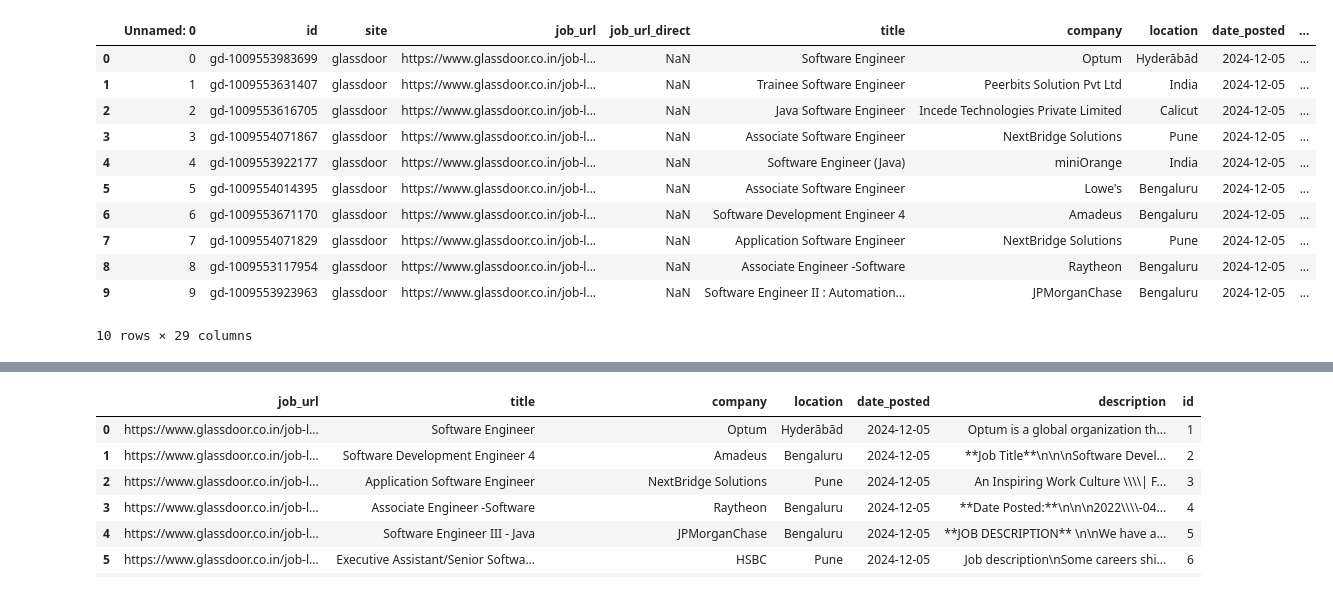
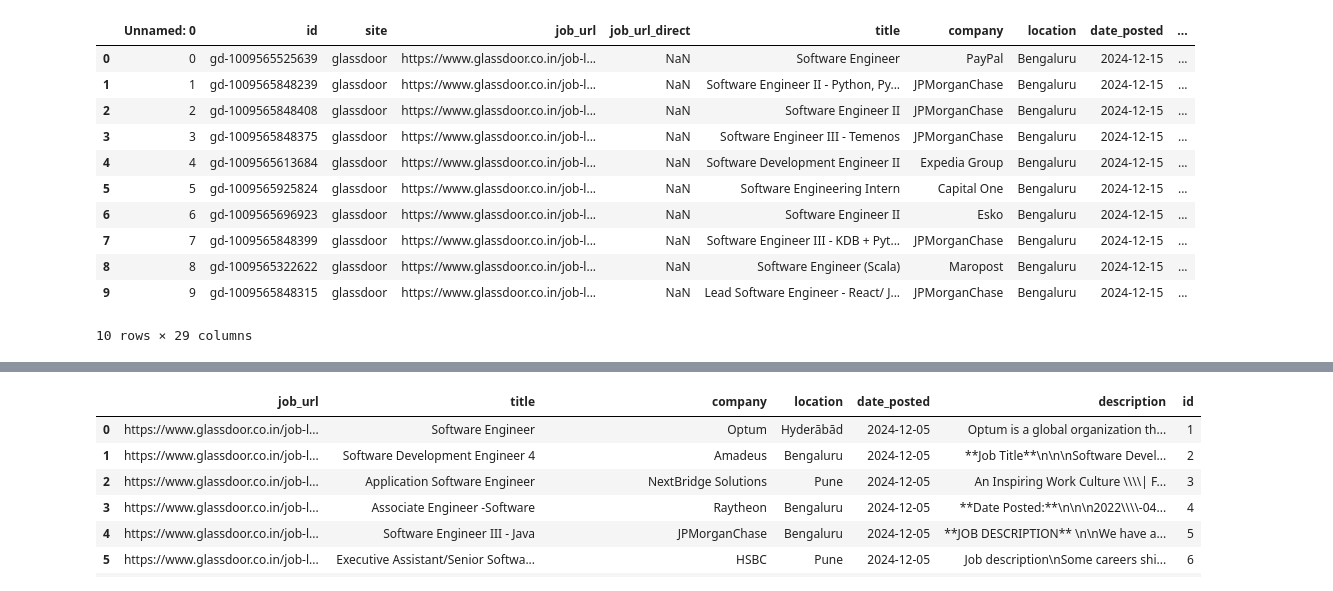
Before and after one commit to Jayabrata18/Ai-job-search, a Jupyter notebook: untitled folder/try.ipynb, the cells around one changed output, grey strips where cells are left out. Drawn from its saved outputs; the diff is of its cells as text; code cells hidden in the pictures.

```diff
--- a/untitled folder/try.ipynb
+++ b/untitled folder/try.ipynb
@@ -137,25 +359,25 @@ Index: []
 # %%
 import pandas as pd
-df1 = pd.read_csv("a.csv")
-df2 = pd.read_csv("b.csv")
-df3 = pd.read_csv("c.csv")
+df1 = pd.read_csv("a1.csv")
+df2 = pd.read_csv("b1.csv")
+df3 = pd.read_csv("c1.csv")
 df = pd.concat([df1, df2, df3], axis=0, ignore_index=True)
 
 # Remove duplicate rows
 df=df.drop_duplicates()
 
 # Display the cleaned DataFrame
 df.head(10)
 # %% [output]
 |  | Unnamed: 0 | id | site | job_url | job_url_direct | title | company | location | date_posted | ... |
-| 0 | 0 | gd-1009553983699 | glassdoor | https://www.glassdoor.co.in/job-l... | NaN | Software Engineer | Optum | Hyderābād | 2024-12-05 | ... |
-| 1 | 1 | gd-1009553631407 | glassdoor | https://www.glassdoor.co.in/job-l... | NaN | Trainee Software Engineer | Peerbits Solution Pvt Ltd | India | 2024-12-05 | ... |
-| 2 | 2 | gd-1009553616705 | glassdoor | https://www.glassdoor.co.in/job-l... | NaN | Java Software Engineer | Incede Technologies Private Limited | Calicut | 2024-12-05 | ... |
-| 3 | 3 | gd-1009554071867 | glassdoor | https://www.glassdoor.co.in/job-l... | NaN | Associate Software Engineer | NextBridge Solutions | Pune | 2024-12-05 | ... |
-| 4 | 4 | gd-1009553922177 | glassdoor | https://www.glassdoor.co.in/job-l... | NaN | Software Engineer (Java) | miniOrange | India | 2024-12-05 | ... |
-| 5 | 5 | gd-1009554014395 | glassdoor | https://www.glassdoor.co.in/job-l... | NaN | Associate Software Engineer | Lowe's | Bengaluru | 2024-12-05 | ... |
-| 6 | 6 | gd-1009553671170 | glassdoor | https://www.glassdoor.co.in/job-l... | NaN | Software Development Engineer 4 | Amadeus | Bengaluru | 2024-12-05 | ... |
-| 7 | 7 | gd-1009554071829 | glassdoor | https://www.glassdoor.co.in/job-l... | NaN | Application Software Engineer | NextBridge Solutions | Pune | 2024-12-05 | ... |
-| 8 | 8 | gd-1009553117954 | glassdoor | https://www.glassdoor.co.in/job-l... | NaN | Associate Engineer -Software | Raytheon | Bengaluru | 2024-12-05 | ... |
-| 9 | 9 | gd-1009553923963 | glassdoor | https://www.glassdoor.co.in/job-l... | NaN | Software Engineer II : Automation... | JPMorganChase | Bengaluru | 2024-12-05 | ... |
+| 0 | 0 | gd-1009565525639 | glassdoor | https://www.glassdoor.co.in/job-l... | NaN | Software Engineer | PayPal | Bengaluru | 2024-12-15 | ... |
+| 1 | 1 | gd-1009565848239 | glassdoor | https://www.glassdoor.co.in/job-l... | NaN | Software Engineer II - Python, Py... | JPMorganChase | Bengaluru | 2024-12-15 | ... |
+| 2 | 2 | gd-1009565848408 | glassdoor | https://www.glassdoor.co.in/job-l... | NaN | Software Engineer II | JPMorganChase | Bengaluru | 2024-12-15 | ... |
+| 3 | 3 | gd-1009565848375 | glassdoor | https://www.glassdoor.co.in/job-l... | NaN | Software Engineer III - Temenos | JPMorganChase | Bengaluru | 2024-12-15 | ... |
+| 4 | 4 | gd-1009565613684 | glassdoor | https://www.glassdoor.co.in/job-l... | NaN | Software Development Engineer II | Expedia Group | Bengaluru | 2024-12-15 | ... |
+| 5 | 5 | gd-1009565925824 | glassdoor | https://www.glassdoor.co.in/job-l... | NaN | Software Engineering Intern | Capital One | Bengaluru | 2024-12-15 | ... |
+| 6 | 6 | gd-1009565696923 | glassdoor | https://www.glassdoor.co.in/job-l... | NaN | Software Engineer II | Esko | Bengaluru | 2024-12-15 | ... |
+| 7 | 7 | gd-1009565848399 | glassdoor | https://www.glassdoor.co.in/job-l... | NaN | Software Engineer III - KDB + Pyt... | JPMorganChase | Bengaluru | 2024-12-15 | ... |
+| 8 | 8 | gd-1009565322622 | glassdoor | https://www.glassdoor.co.in/job-l... | NaN | Software Engineer (Scala) | Maropost | Bengaluru | 2024-12-15 | ... |
+| 9 | 9 | gd-1009565848315 | glassdoor | https://www.glassdoor.co.in/job-l... | NaN | Lead Software Engineer - React/ J... | JPMorganChase | Bengaluru | 2024-12-15 | ... |
 10 rows × 29 columns
```
Also changed, not shown: parts of 10 cells of this notebook, 7 other files.
